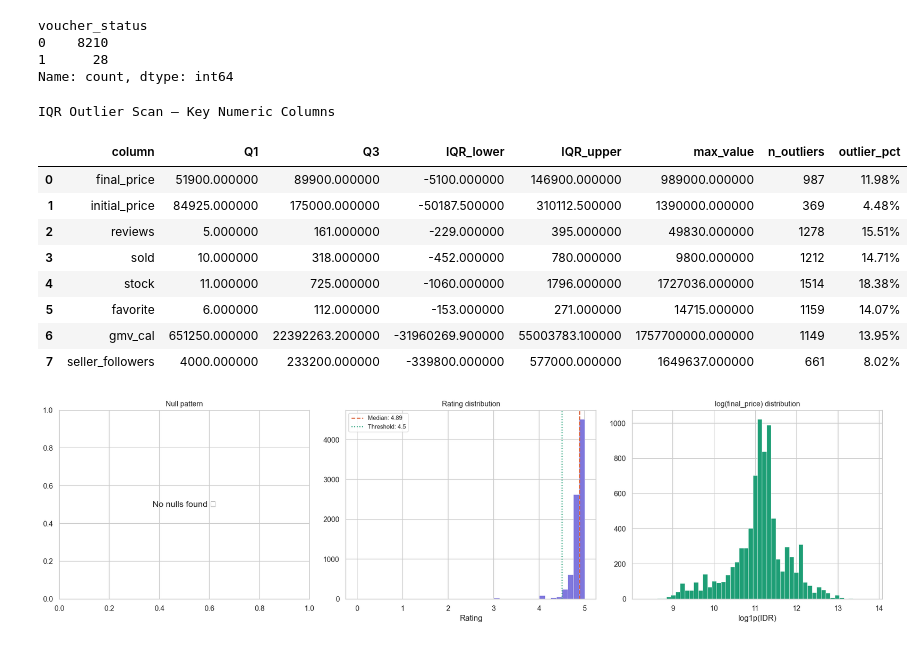
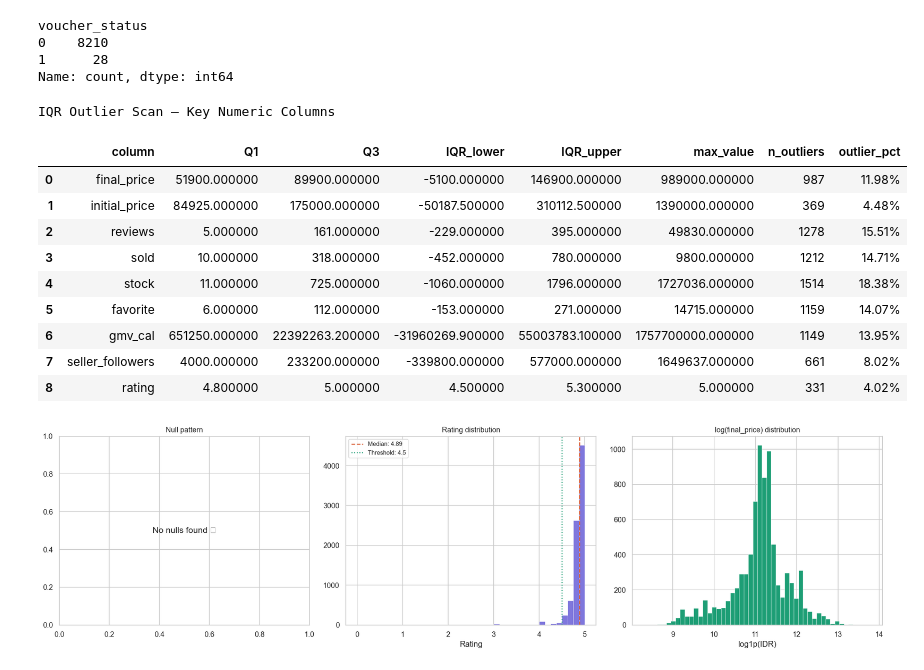
Before and after one commit to claranatalie01/COMP4501-FYP, a Jupyter notebook: angel/01_Dompet_DataAudit.ipynb, the cells around one changed output. Saved outputs shown, nothing was run; the diff lists cells and outputs as text; code cells hidden in the pictures.

```diff
--- a/angel/01_Dompet_DataAudit.ipynb
+++ b/angel/01_Dompet_DataAudit.ipynb
@@ -253,7 +253,7 @@ Name: count, dtype: int64
 # %%
 # ── IQR-based outlier scan on key numeric cols ────────────────────
 numeric_cols = ['final_price', 'initial_price', 'reviews', 'sold',
-                'stock', 'favorite', 'gmv_cal', 'seller_followers']
+                'stock', 'favorite', 'gmv_cal', 'seller_followers', 'rating']
 
 outlier_report = []
 for col in numeric_cols:
@@ -266,33 +266,34 @@ for col in numeric_cols:
         'column'      : col,
         'Q1'          : round(Q1, 1),
         'Q3'          : round(Q3, 1),
         'IQR_lower'   : round(lo, 1),
         'IQR_upper'   : round(hi, 1),
         'max_value'   : round(df[col].max(), 1),
         'n_outliers'  : n_out,
         'outlier_pct' : round(n_out / len(df) * 100, 2),
     })
 
 out_df = pd.DataFrame(outlier_report)
 display(out_df.style
     .background_gradient(subset=['outlier_pct'], cmap='Reds')
     .set_caption('IQR Outlier Scan — Key Numeric Columns')
     .format({'outlier_pct': '{:.2f}%'})
 )
 
 # Note: do NOT remove outliers yet — top sellers ARE outliers by design.
 # Log-transformation (Phase 6) handles this more appropriately.
 # %% [output]
 IQR Outlier Scan — Key Numeric Columns
 |  | column | Q1 | Q3 | IQR_lower | IQR_upper | max_value | n_outliers | outlier_pct |
 | 0 | final_price | 51900.000000 | 89900.000000 | -5100.000000 | 146900.000000 | 989000.000000 | 987 | 11.98% |
 | 1 | initial_price | 84925.000000 | 175000.000000 | -50187.500000 | 310112.500000 | 1390000.000000 | 369 | 4.48% |
 | 2 | reviews | 5.000000 | 161.000000 | -229.000000 | 395.000000 | 49830.000000 | 1278 | 15.51% |
 | 3 | sold | 10.000000 | 318.000000 | -452.000000 | 780.000000 | 9800.000000 | 1212 | 14.71% |
 | 4 | stock | 11.000000 | 725.000000 | -1060.000000 | 1796.000000 | 1727036.000000 | 1514 | 18.38% |
 | 5 | favorite | 6.000000 | 112.000000 | -153.000000 | 271.000000 | 14715.000000 | 1159 | 14.07% |
 | 6 | gmv_cal | 651250.000000 | 22392263.200000 | -31960269.900000 | 55003783.100000 | 1757700000.000000 | 1149 | 13.95% |
 | 7 | seller_followers | 4000.000000 | 233200.000000 | -339800.000000 | 577000.000000 | 1649637.000000 | 661 | 8.02% |
+| 8 | rating | 4.800000 | 5.000000 | 4.500000 | 5.300000 | 5.000000 | 331 | 4.02% |
 # %%
 # ── Null heatmap + rating/price distribution ──────────────────────
 fig, axes = plt.subplots(1, 3, figsize=(18, 5))
```
Also changed, not shown: parts of 6 cells of this notebook.
